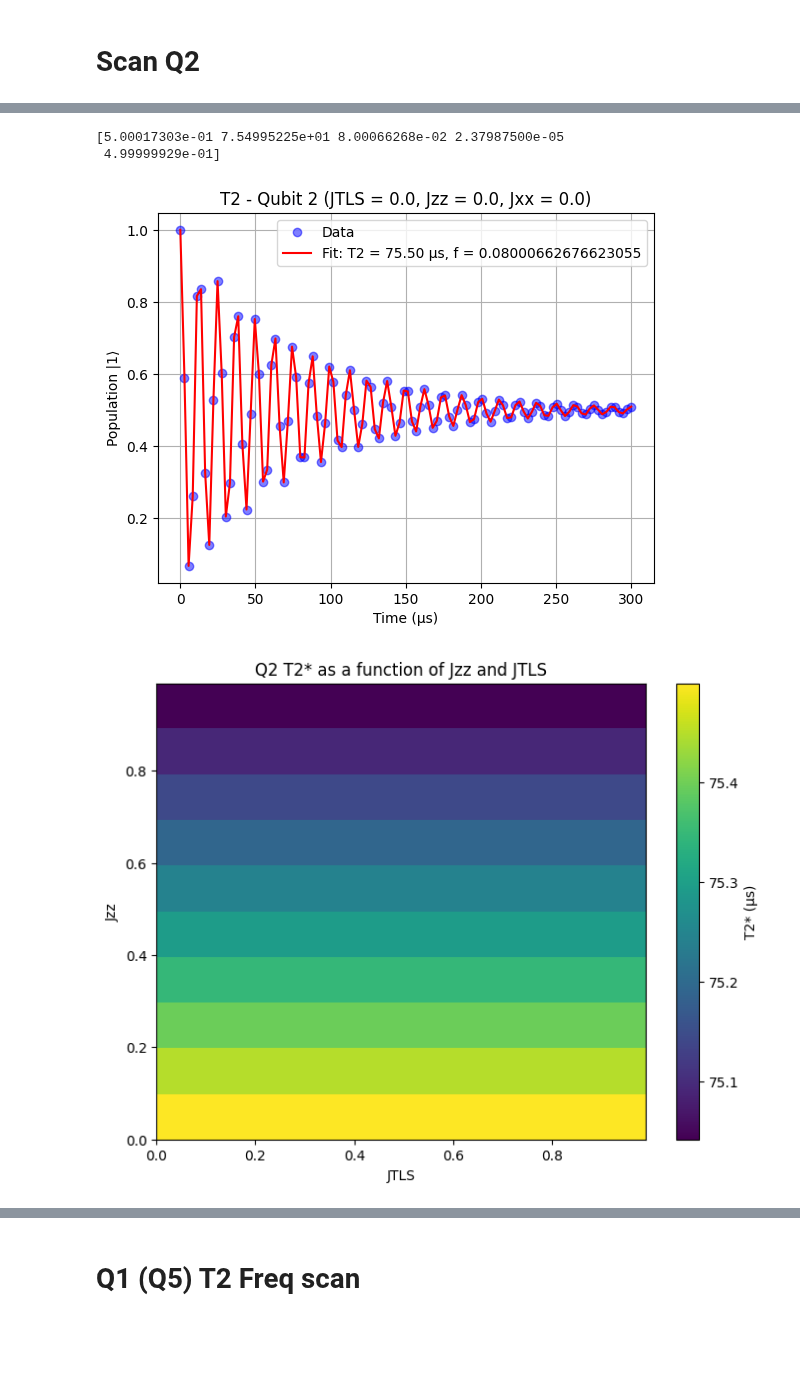
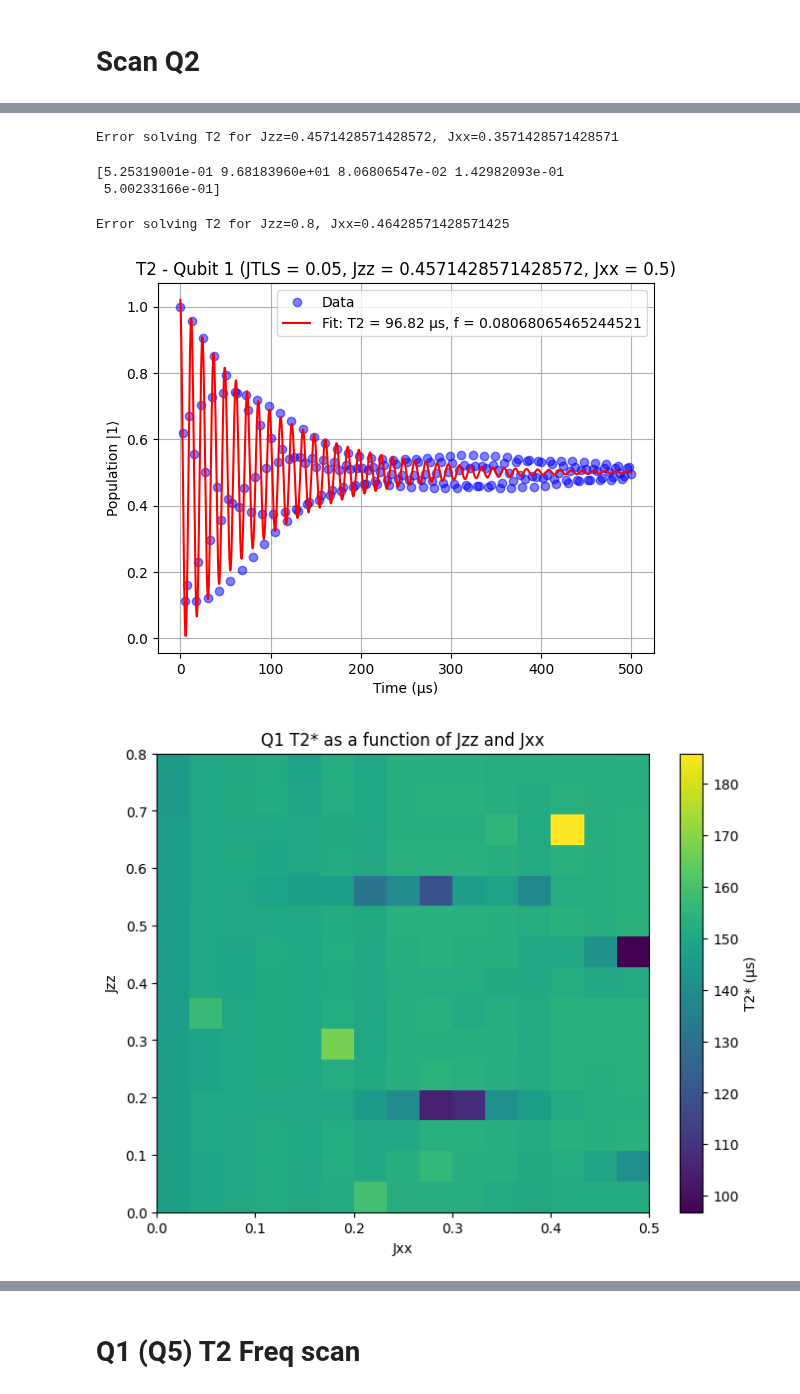
Before and after one commit to jyamaoka/qubit_zz_coupling, a Jupyter notebook: examples/scan_coupling.ipynb, the cells around one changed output, grey strips where cells are left out. Saved outputs shown, nothing was run; the diff lists cells and outputs as text; code cells hidden in the pictures; blank space fills up the shorter version.

```diff
--- a/examples/scan_coupling.ipynb
+++ b/examples/scan_coupling.ipynb
@@ -265,8 +240,8 @@ plt.show()
 # %%
 
 # Define parameter ranges
-Jzz_vals = np.linspace(0.00, 0.99, 10)
-JTLS_vals = np.linspace(0.00, 0.99, 10)
+Jzz_vals = np.linspace(0.00, 0.80, 10)
+JTLS_vals = np.linspace(0.00, 0.80, 10)
 T2_matrix = np.zeros((len(Jzz_vals), len(JTLS_vals)))
 
 # Base system parameters (without Jzz and JTLS)
@@ -294,13 +269,13 @@ for i, Jzz in enumerate(tqdm(Jzz_vals)):
             print(f"Error solving T2 for Jzz={Jzz}, JTLS={JTLS}")
             continue
 
-        if fit_par[1] < 20:
-            plot_t2(H, psi0, tlist, c_ops, [sx_q2], fit_par, "Qubit 2", params)
-            fit_par[1] = 75
+        #if fit_par[1] < 20:
+        #    plot_t2(H, psi0, tlist, c_ops, [sx_q2], fit_par, "Qubit 2", params)
+        #    fit_par[1] = 75
 
-        if do_print:
-            plot_t2(H, psi0, tlist, c_ops, [sx_q2], fit_par, "Qubit 2", params)
-            do_print = False
+        #if do_print:
+        #    plot_t2(H, psi0, tlist, c_ops, [sx_q2], fit_par, "Qubit 2", params)
+        #    do_print = False
 
         T2_matrix[i, j] = fit_par[1]  # T2* is the second parameter
 
@@ -327,61 +299,63 @@ plt.show()
 # %%
+fails = []
+check = []
+last = 0.0
 
 # Define parameter ranges
-Jzz_vals = np.linspace(0.00, 0.99, 10)
-JTLS_vals = np.linspace(0.00, 0.99, 10)
-fTLS_vals = np.linspace(0.00, 0.99, 10)
-T2_matrix = np.zeros((len(Jzz_vals), len(JTLS_vals)))
+Jzz_vals = np.linspace(0.00, 0.8, 15)
+Jxx_vals = np.linspace(0.00, 0.5, 15)
+T2_matrix = np.zeros((len(Jzz_vals), len(Jxx_vals)))
 
-# Base system parameters (without Jzz and JTLS)
-base_params = SYSTEM_PARAMS.copy()
+# Base system parameters (without Jzz and Jxx)
+base_params = SYSTEM_PARAMS_base.copy()
 
-tlist = base_params["time_points"]
+tlist = np.linspace(0,500,200)
 do_print = True
 for i, Jzz in enumerate(tqdm(Jzz_vals)):
-    for j, JTLS in enumerate(JTLS_vals):
+    for j, Jxx in enumerate(Jxx_vals):
 
         # Update parameters for this scan
         params = base_params.copy()
         params["Jzz"] = Jzz
-        params["JTLS"] = JTLS
+        params["Jxx"] = Jxx
 
         # Setup system
         H, c_ops, sz_q1, sz_q2, sx_q1, sx_q2 = setup_operators(system_params=params)
-        psi0 = tensor(  basis(2, 1), (basis(2, 0) + basis(2, 1)).unit(), basis(2, 1))  # |1⟩|+⟩|1⟩
-        first_guess = [0.5, 1.0 / params["dephasing"]["q2"], params["fq2"], 0.0, 0.5]
+        psi0 = tensor( (basis(2, 0) + basis(2, 1)).unit(), basis(2, 1), basis(2,1))  # |+⟩|1⟩|1⟩
+        first_guess = [0.5, 1.0 / params["dephasing"]["q1"], params["fq1"], 0.0, 0.5]
 
         # Solve T2 and store the fitted T2 value
         try:
-            fit_par = solve_t2(H, psi0, tlist, c_ops, [sx_q2], first_guess, ret_pop=False, use_fit_gauss=True)
+            fit_par = solve_t2(H, psi0, tlist, c_ops, [sx_q1], first_guess, ret_pop=False, use_fit_gauss=True)
         except:
-            print(f"Error solving T2 for Jzz={Jzz}, JTLS={JTLS}")
-            continue
+            fails.append(params)
+            print(f"Error solving T2 for Jzz={Jzz}, Jxx={Jxx}")
+            fit_par[1] = last
 
-        if fit_par[1] < 20:
-            plot_t2(H, psi0, tlist, c_ops, [sx_q2], fit_par, "Qubit 2", params)
-            fit_par[1] = 75
-
-        if do_print:
-            plot_t2(H, psi0, tlist, c_ops, [sx_q2], fit_par, "Qubit 2", params)
-            do_print = False
+        if fit_par[1] < 100:
+            check.append(params)
+            plot_t2(H, psi0, tlist, c_ops, [sx_q1], fit_par, "Qubit 1", params)
 
         T2_matrix[i, j] = fit_par[1]  # T2* is the second parameter
+        last = fit_par[1]
 
 
 # Plot heatmap
 plt.figure(figsize=(8, 6))
 plt.imshow(T2_matrix, origin='lower', aspect='auto',
-           extent=[JTLS_vals[0], JTLS_vals[-1], Jzz_vals[0], Jzz_vals[-1]],
+           extent=[Jxx_vals[0], Jxx_vals[-1], Jzz_vals[0], Jzz_vals[-1]],
            cmap='viridis')
 plt.colorbar(label='T2* (μs)')
-plt.xlabel('JTLS')
+plt.xlabel('Jxx')
 plt.ylabel('Jzz')
-plt.title('Q2 T2* as a function of Jzz and JTLS')
+plt.title('Q1 T2* as a function of Jzz and Jxx')
 plt.show()
 
 #print(T2_matrix)
 # %% [output]
-[5.00017303e-01 7.54995225e+01 8.00066268e-02 2.37987500e-05
- 4.99999929e-01]
+Error solving T2 for Jzz=0.4571428571428572, Jxx=0.3571428571428571
+[5.25319001e-01 9.68183960e+01 8.06806547e-02 1.42982093e-01
+ 5.00233166e-01]
+Error solving T2 for Jzz=0.8, Jxx=0.46428571428571425
-[figure, old version]
+[figure, new version]
-[figure, old version]
+[figure, new version]
```
Also changed, not shown: parts of 15 cells of this notebook, 3 other files.
